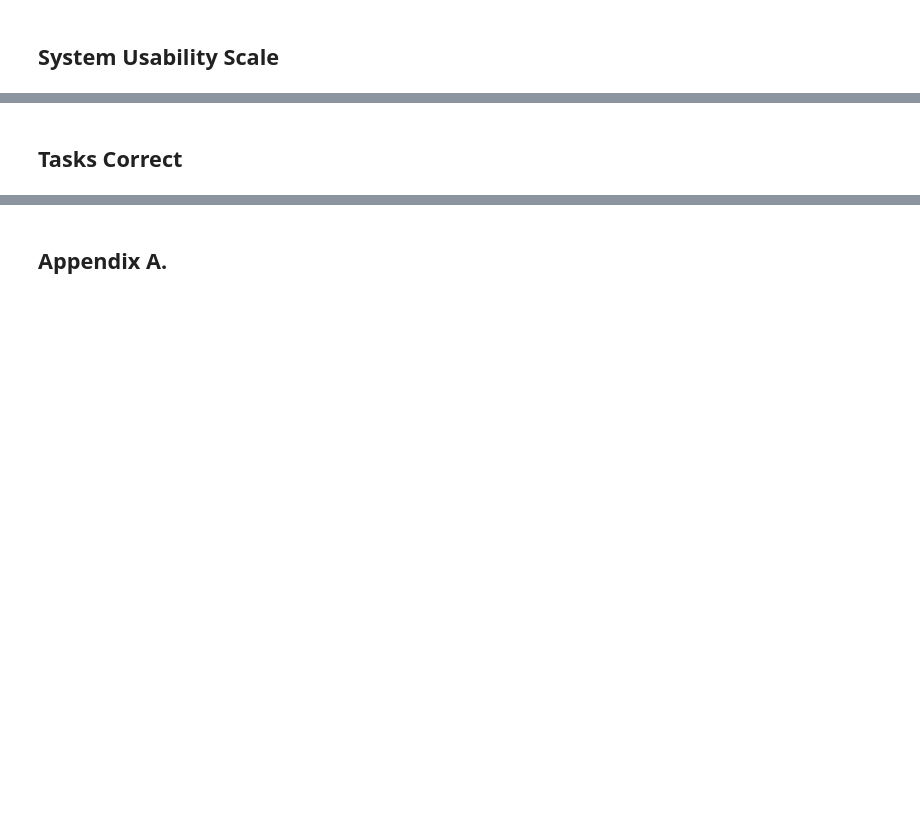
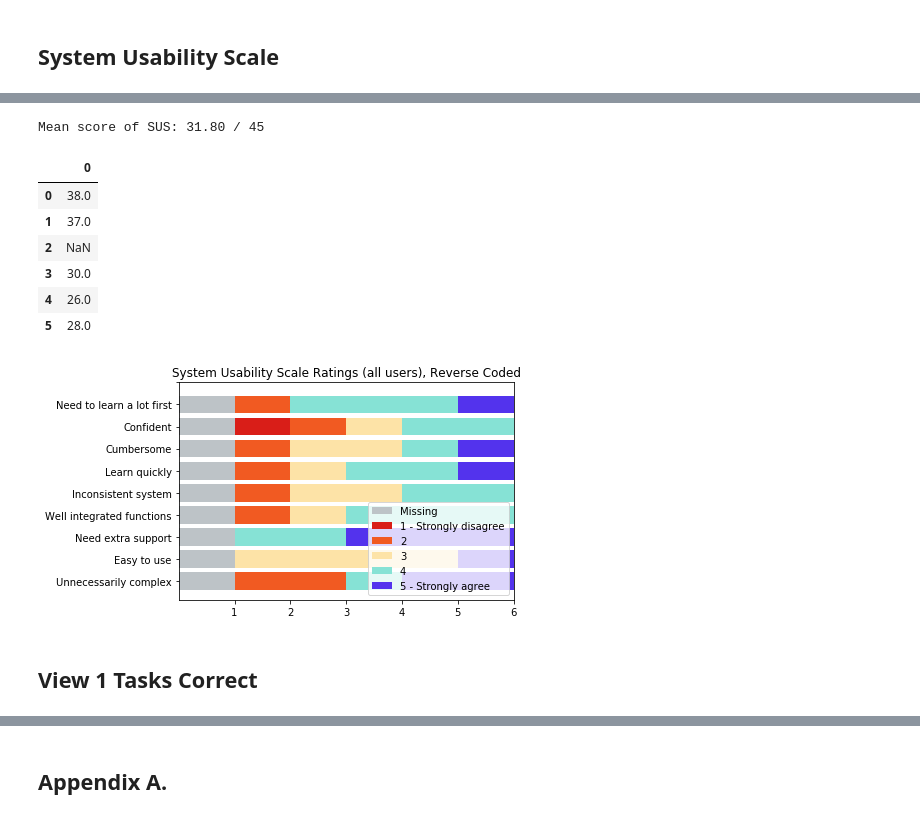
Before and after one commit to giktech/pipeline, a Jupyter notebook: user research analysis/User Research Analysis_all.ipynb, the cells around one changed output, grey strips where cells are left out. Saved outputs shown, nothing was run; the diff lists cells and outputs as text; code cells hidden in the pictures; blank space fills up the shorter version.

```diff
--- a/user research analysis/User Research Analysis_all.ipynb
+++ b/user research analysis/User Research Analysis_all.ipynb
@@ -196,0 +283,19 @@ sus_chart = repeated_likert_plot(allusers_sus_data,
+# %%
+reverse_score = [
+    'sus_2',
+    'sus_4',
+    'sus_6',
+    'sus_8',
+    'sus_10'
+]
+
+allusers_sus_data = allusers_sus_data.replace(-99, np.nan)
+
+def reverseScoring(df, high, cols):
+    temp = df.copy()
+    temp[cols] = high - df[cols]
+    return temp
+
+sus_rev = reverseScoring(allusers_sus_data, 6, reverse_score)
+
+sus_rev
@@ -197,2 +310,32 @@ sus_chart = repeated_likert_plot(allusers_sus_data,
+# %%
+total_score = []
+
+for i in range(0, 6):
+    total_score.append(sum(sus_rev.iloc[i]))
+
+print("Mean score of SUS: %.2f / 45" %np.nanmean(total_score))
+# %% [output]
+Mean score of SUS: 31.80 / 45
+# %%
+sus_rev = sus_rev.replace(np.nan, -99)
+
+sus_chart = repeated_likert_plot(sus_rev,
+                    legend=["Missing","1 - Strongly disagree","2","3","4","5 - Strongly agree"],
+                    x_tick=[1,2,3,4,5,6],
+                    y_tick=[0,1,2,3,4,5,6,7,8,9],
+                    y_lab=sus_labels,
+                    title="System Usability Scale Ratings (all users), Reverse Coded",
+                    reverse=True)
+
+pd.DataFrame(total_score)
+# %% [output]
+|  | 0 |
+| 0 | 38.0 |
+| 1 | 37.0 |
+| 2 | NaN |
+| 3 | 30.0 |
+| 4 | 26.0 |
+| 5 | 28.0 |
+[figure, added]
 # %% [markdown]
-## Tasks Correct
+## View 1 Tasks Correct
```
Also changed, not shown: parts of 11 cells of this notebook, 1 other file.
